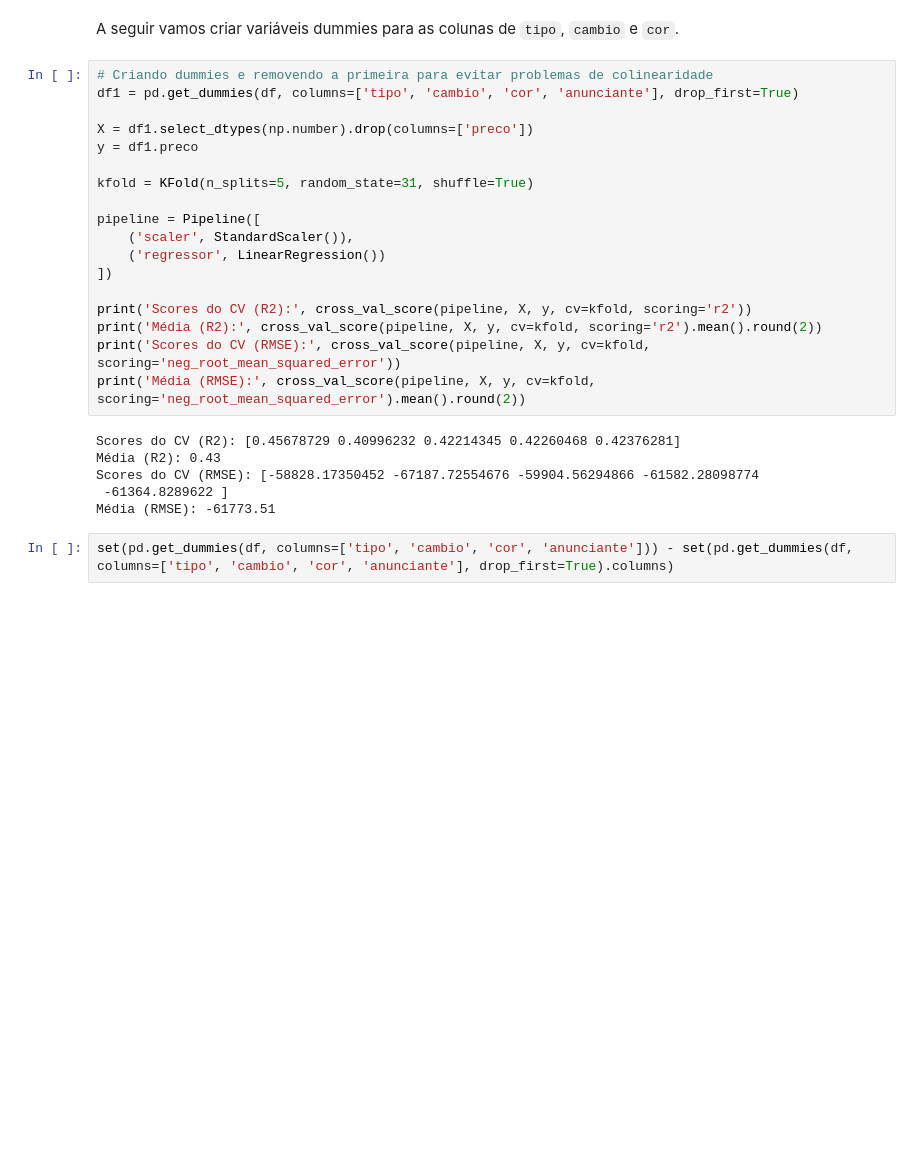
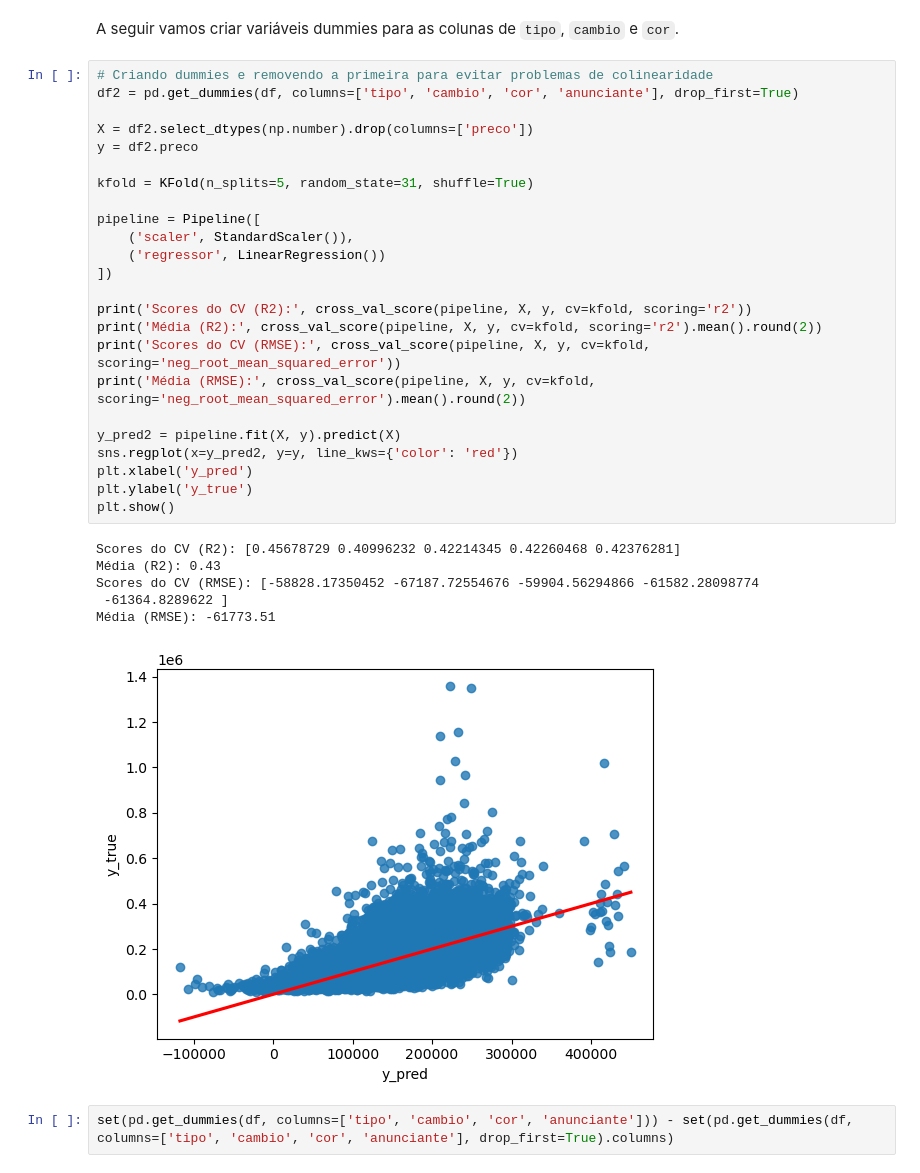
Before and after one commit to renatoinomata/indicium-data-science, a Jupyter notebook: machine_learning.ipynb, the cells around one changed output. Cells and saved outputs as stored; diff of their text form; blank space fills up the shorter version.

```diff
--- a/machine_learning.ipynb
+++ b/machine_learning.ipynb
@@ -91,28 +96,35 @@ Média (RMSE): -71492.1
 A seguir vamos criar variáveis dummies para as colunas de `tipo`, `cambio` e `cor`.
 # %%
 # Criando dummies e removendo a primeira para evitar problemas de colinearidade
-df1 = pd.get_dummies(df, columns=['tipo', 'cambio', 'cor', 'anunciante'], drop_first=True)
+df2 = pd.get_dummies(df, columns=['tipo', 'cambio', 'cor', 'anunciante'], drop_first=True)
 
-X = df1.select_dtypes(np.number).drop(columns=['preco'])
-y = df1.preco
+X = df2.select_dtypes(np.number).drop(columns=['preco'])
+y = df2.preco
 
 kfold = KFold(n_splits=5, random_state=31, shuffle=True)
 
 pipeline = Pipeline([
     ('scaler', StandardScaler()),
     ('regressor', LinearRegression())
 ])
 
 print('Scores do CV (R2):', cross_val_score(pipeline, X, y, cv=kfold, scoring='r2'))
 print('Média (R2):', cross_val_score(pipeline, X, y, cv=kfold, scoring='r2').mean().round(2))
 print('Scores do CV (RMSE):', cross_val_score(pipeline, X, y, cv=kfold, scoring='neg_root_mean_squared_error'))
 print('Média (RMSE):', cross_val_score(pipeline, X, y, cv=kfold, scoring='neg_root_mean_squared_error').mean().round(2))
+
+y_pred2 = pipeline.fit(X, y).predict(X)
+sns.regplot(x=y_pred2, y=y, line_kws={'color': 'red'})
+plt.xlabel('y_pred')
+plt.ylabel('y_true')
+plt.show()
 # %% [output]
 Scores do CV (R2): [0.45678729 0.40996232 0.42214345 0.42260468 0.42376281]
 Média (R2): 0.43
 Scores do CV (RMSE): [-58828.17350452 -67187.72554676 -59904.56294866 -61582.28098774
  -61364.8289622 ]
 Média (RMSE): -61773.51
+[figure, added]
 # %%
 set(pd.get_dummies(df, columns=['tipo', 'cambio', 'cor', 'anunciante'])) - set(pd.get_dummies(df, columns=['tipo', 'cambio', 'cor', 'anunciante'], drop_first=True).columns)
 # %% [output]
```
Also changed, not shown: parts of 15 cells of this notebook, 1 other file.
